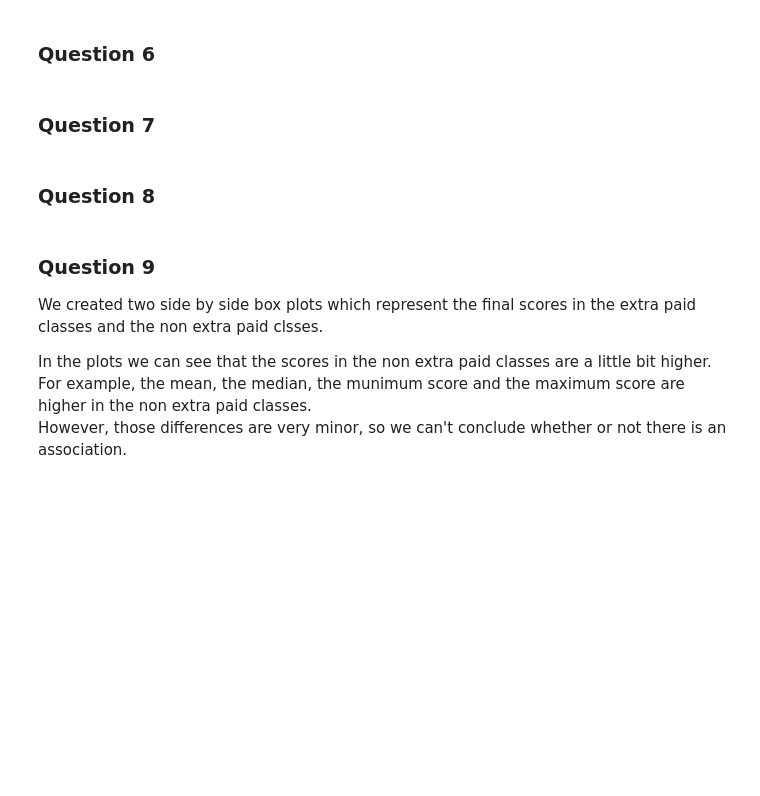
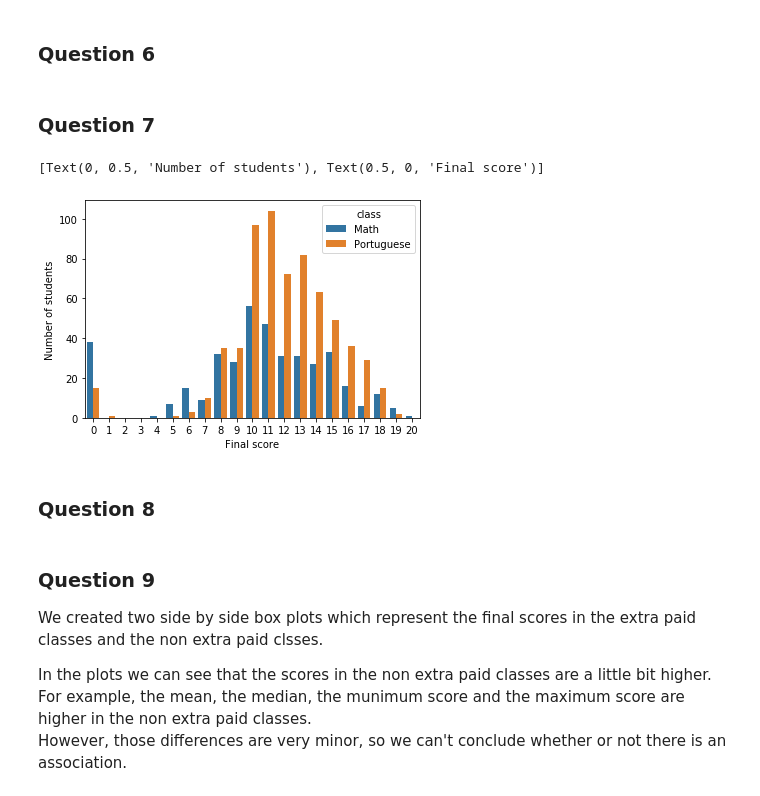
Before and after one commit to dvir019/Introduction_to_Data_Analysis-HW2, a Jupyter notebook: HW2_212234637_324270883.ipynb, the cells around one changed output. Saved outputs shown, nothing was run; the diff lists cells and outputs as text; code cells hidden in the pictures; blank space fills up the shorter version.

```diff
--- a/HW2_212234637_324270883.ipynb
+++ b/HW2_212234637_324270883.ipynb
@@ -60,3 +57,24 @@ ages_hist.set(ylabel="Number of students")
+# %%
+optional_grades = np.arange(0, 21)
+
+# # Create dataframe for the weekdays
+# math_grades = hw_df[hw_df['class'] == 'Math']['G3']
+# math_grades_count = math_grades.value_counts().reindex(optional_grades, fill_value=0)
+
+# portuguese_grades = hw_df[hw_df['class'] == 'Portuguese']['G3']
+# portuguese_grades_count = portuguese_grades.value_counts().reindex(optional_grades, fill_value=0)
+
+# grades_count_df = pd.DataFrame({'grade': optional_grades, 'math':math_grades_count, 'portuguese':portuguese_grades_count})
+# # grades_count_df
+
+# fig, axs = plt.subplots()
+# grades_count_df.plot(kind='bar', x='grade', y=['math', 'portuguese'], ax = axs)
+
+grades_count_plot = sns.countplot(data=hw_df, x='G3', hue='class', order=optional_grades)
+grades_count_plot.set(xlabel="Final score", ylabel='Number of students')
+# %% [output]
+[Text(0, 0.5, 'Number of students'), Text(0.5, 0, 'Final score')]
+[figure, added]
 # %% [markdown]
 ### Question 8
 # %% [markdown]
```
Also changed, not shown: parts of 5 cells of this notebook.
